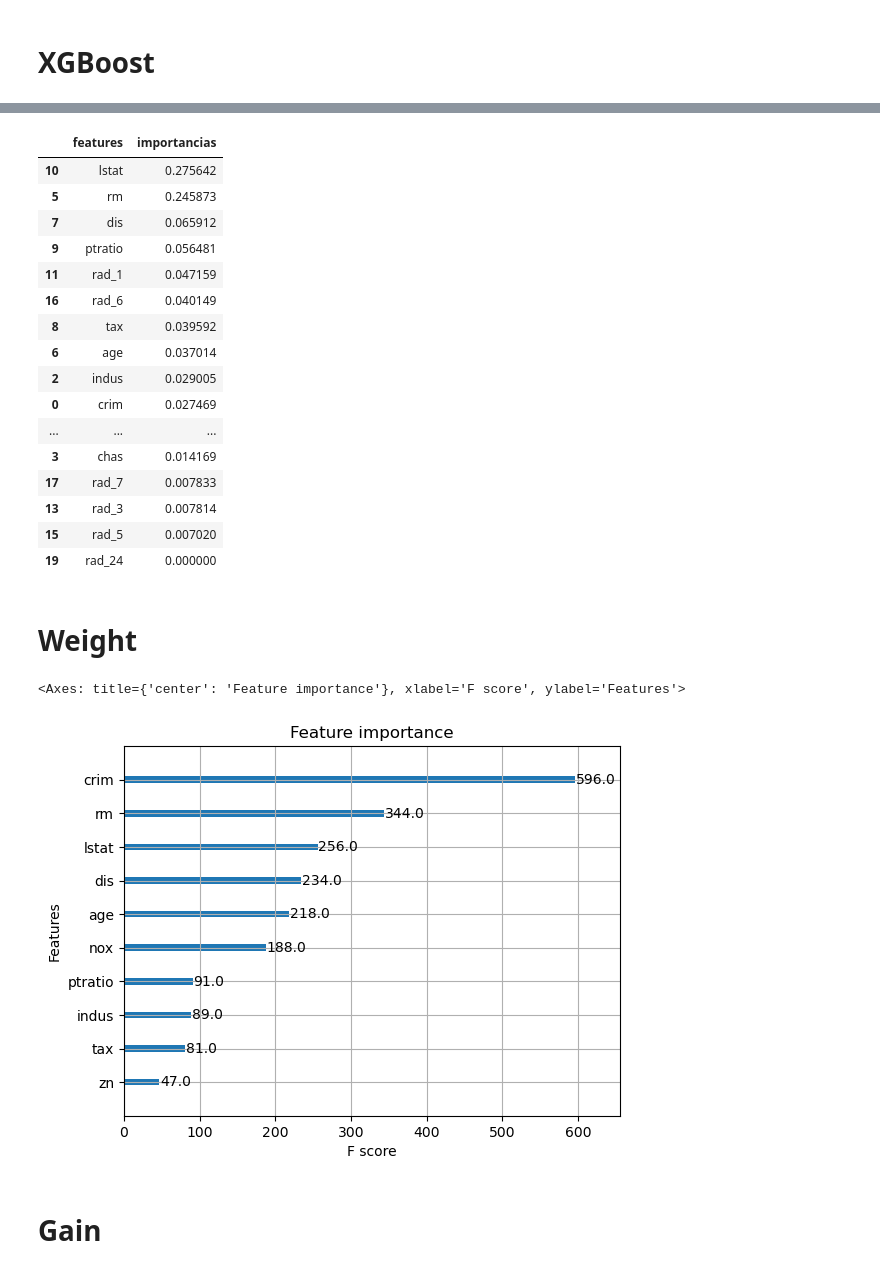
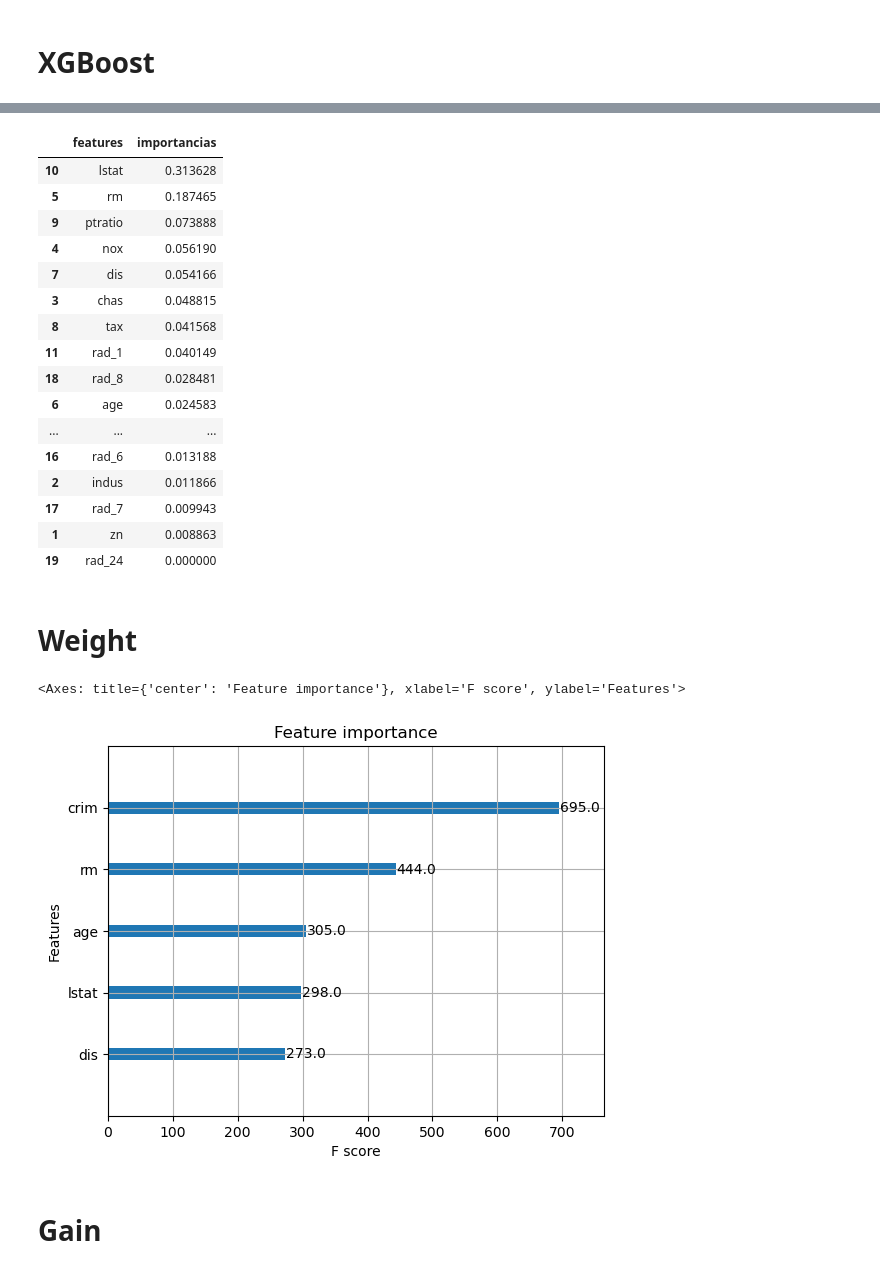
Before and after one commit to Rolando1708/Analisis_de_Aprendizaje_Estadistico, a Jupyter notebook: Parcial 3/Tareagradientboosting.ipynb, the cells around one changed output, grey strips where cells are left out. Cells and saved outputs as stored; diff of their text form; code cells hidden in the pictures.

```diff
--- a/Parcial 3/Tareagradientboosting.ipynb
+++ b/Parcial 3/Tareagradientboosting.ipynb
@@ -27,7 +27,7 @@ target = df['medv']
 y = df['medv']
 
 X = df.drop(['medv'], axis=1)
-X_train, X_test, y_train, y_test = train_test_split(X, y, test_size=0.2, random_state=42)
+X_train, X_test, y_train, y_test = train_test_split(X, y, test_size=0.3, random_state=42)
 # %% [markdown]
 # LightGBM
 # %%
@@ -214,31 +213,31 @@ df_importancias = df_importancias.sort_values('importancias', ascending=False)
 df_importancias
 # %% [output]
 |  | features | importancias |
-| 10 | lstat | 0.275642 |
-| 5 | rm | 0.245873 |
-| 7 | dis | 0.065912 |
-| 9 | ptratio | 0.056481 |
-| 11 | rad_1 | 0.047159 |
-| 16 | rad_6 | 0.040149 |
-| 8 | tax | 0.039592 |
-| 6 | age | 0.037014 |
-| 2 | indus | 0.029005 |
-| 0 | crim | 0.027469 |
+| 10 | lstat | 0.313628 |
+| 5 | rm | 0.187465 |
+| 9 | ptratio | 0.073888 |
+| 4 | nox | 0.056190 |
+| 7 | dis | 0.054166 |
+| 3 | chas | 0.048815 |
+| 8 | tax | 0.041568 |
+| 11 | rad_1 | 0.040149 |
+| 18 | rad_8 | 0.028481 |
+| 6 | age | 0.024583 |
 | ... | ... | ... |
-| 3 | chas | 0.014169 |
-| 17 | rad_7 | 0.007833 |
-| 13 | rad_3 | 0.007814 |
-| 15 | rad_5 | 0.007020 |
+| 16 | rad_6 | 0.013188 |
+| 2 | indus | 0.011866 |
+| 17 | rad_7 | 0.009943 |
+| 1 | zn | 0.008863 |
 | 19 | rad_24 | 0.000000 |
 # %% [markdown]
 # Weight
 # %%
 from xgboost import plot_importance
 
-plot_importance(model, max_num_features=10, importance_type='weight')
+plot_importance(model, max_num_features=5, importance_type='weight')
 # %% [output]
 <Axes: title={'center': 'Feature importance'}, xlabel='F score', ylabel='Features'>
-[figure, old version]
+[figure, new version]
 # %% [markdown]
 # Gain
 # %%
```
Also changed, not shown: parts of 13 cells of this notebook, 6 other files.
